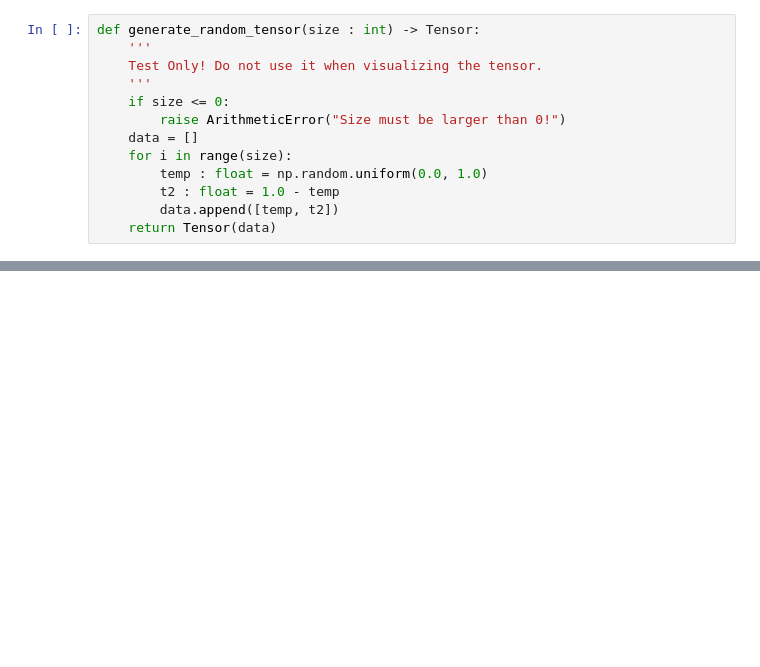
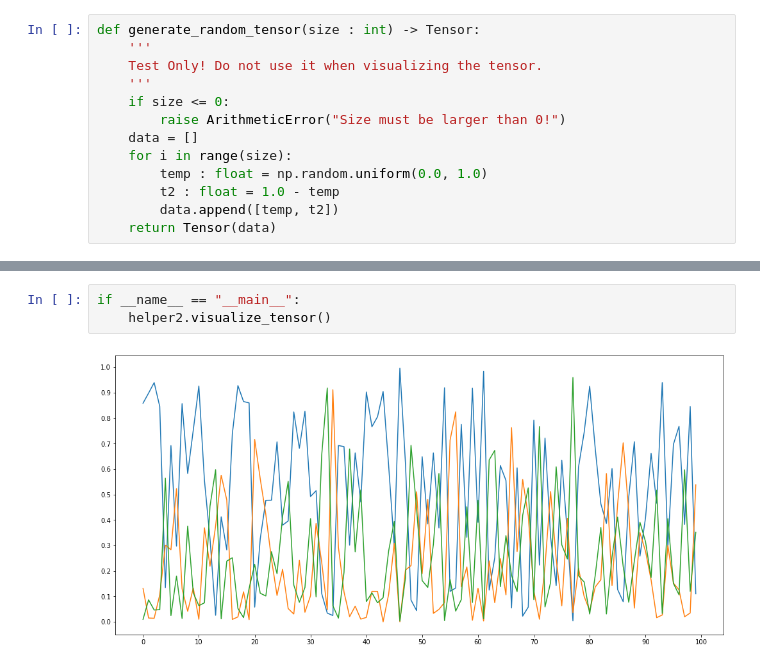
Before and after one commit to Lu-Zetian/gnn-for-goal-prediction, a Jupyter notebook: Visualization.ipynb, the cells around one changed output, grey strips where cells are left out. Saved outputs shown, nothing was run; the diff lists cells and outputs as text; blank space fills up the shorter version.

```diff
--- a/Visualization.ipynb
+++ b/Visualization.ipynb
@@ -131,2 +157,7 @@ if __name__ == "__main__":
+# %%
+if __name__ == "__main__":
+    helper2.visualize_tensor()
+# %% [output]
+[figure, added]
 # %%
 if __name__ == "__main__":
```
Also changed, not shown: parts of 16 cells of this notebook.
